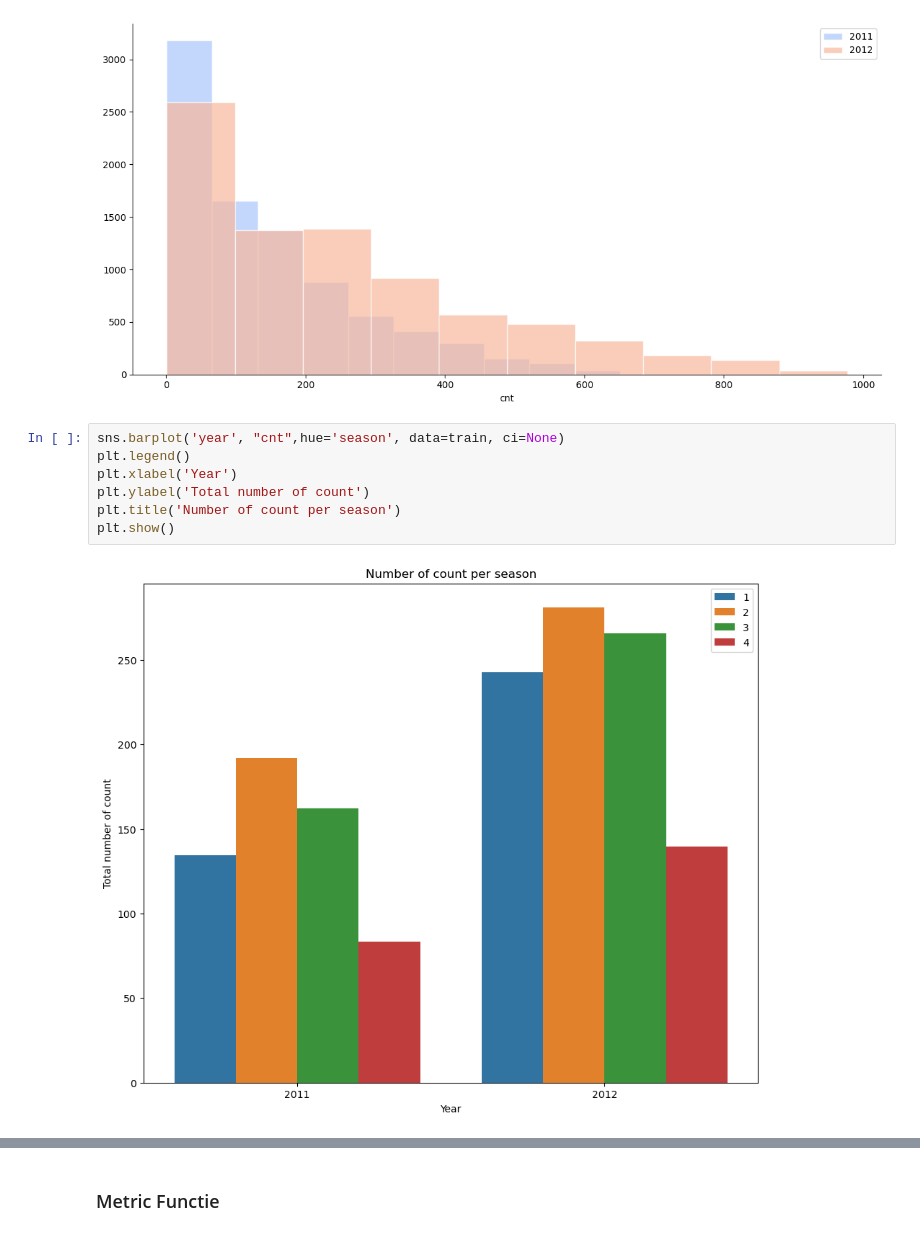
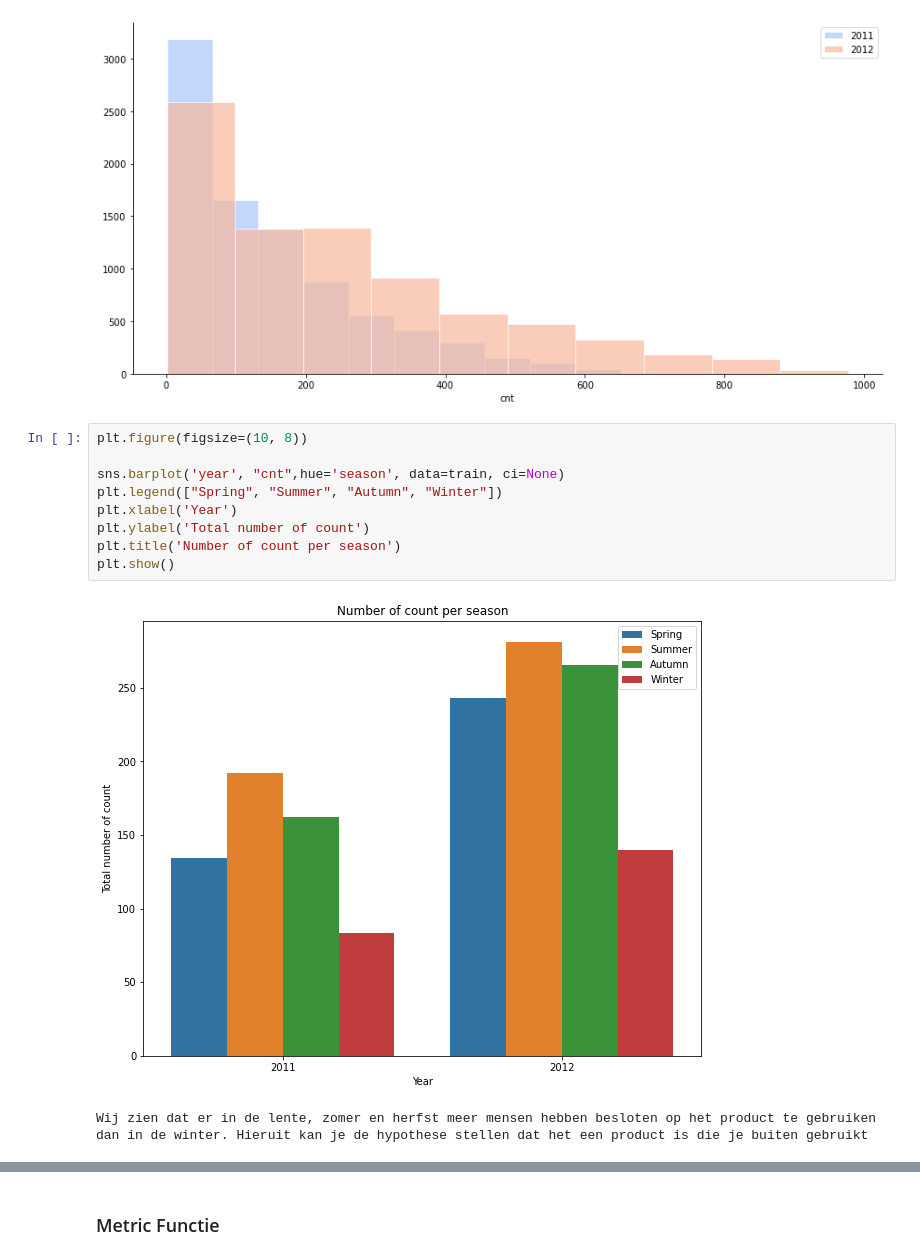
Before and after one commit to NimaGhafar/machine_learning_deurwaardes, a Jupyter notebook: Heethoofd_Portfolio.ipynb, the cells around one changed output, grey strips where cells are left out. Drawn from its saved outputs; the diff is of its cells as text.

```diff
--- a/Heethoofd_Portfolio.ipynb
+++ b/Heethoofd_Portfolio.ipynb
@@ -325,11 +353,14 @@ plt.show()
 # %% [output]
 [figure]
 # %%
+plt.figure(figsize=(10, 8))
+
 sns.barplot('year', "cnt",hue='season', data=train, ci=None)
-plt.legend()
+plt.legend(["Spring", "Summer", "Autumn", "Winter"])
 plt.xlabel('Year')
 plt.ylabel('Total number of count')
 plt.title('Number of count per season')
 plt.show()
 # %% [output]
-[figure, old version]
+[figure, new version]
+Wij zien dat er in de lente, zomer en herfst meer mensen hebben besloten op het product te gebruiken dan in de winter. Hieruit kan je de hypothese stellen dat het een product is die je buiten gebruikt
```
Also changed, not shown: parts of 11 cells of this notebook.
